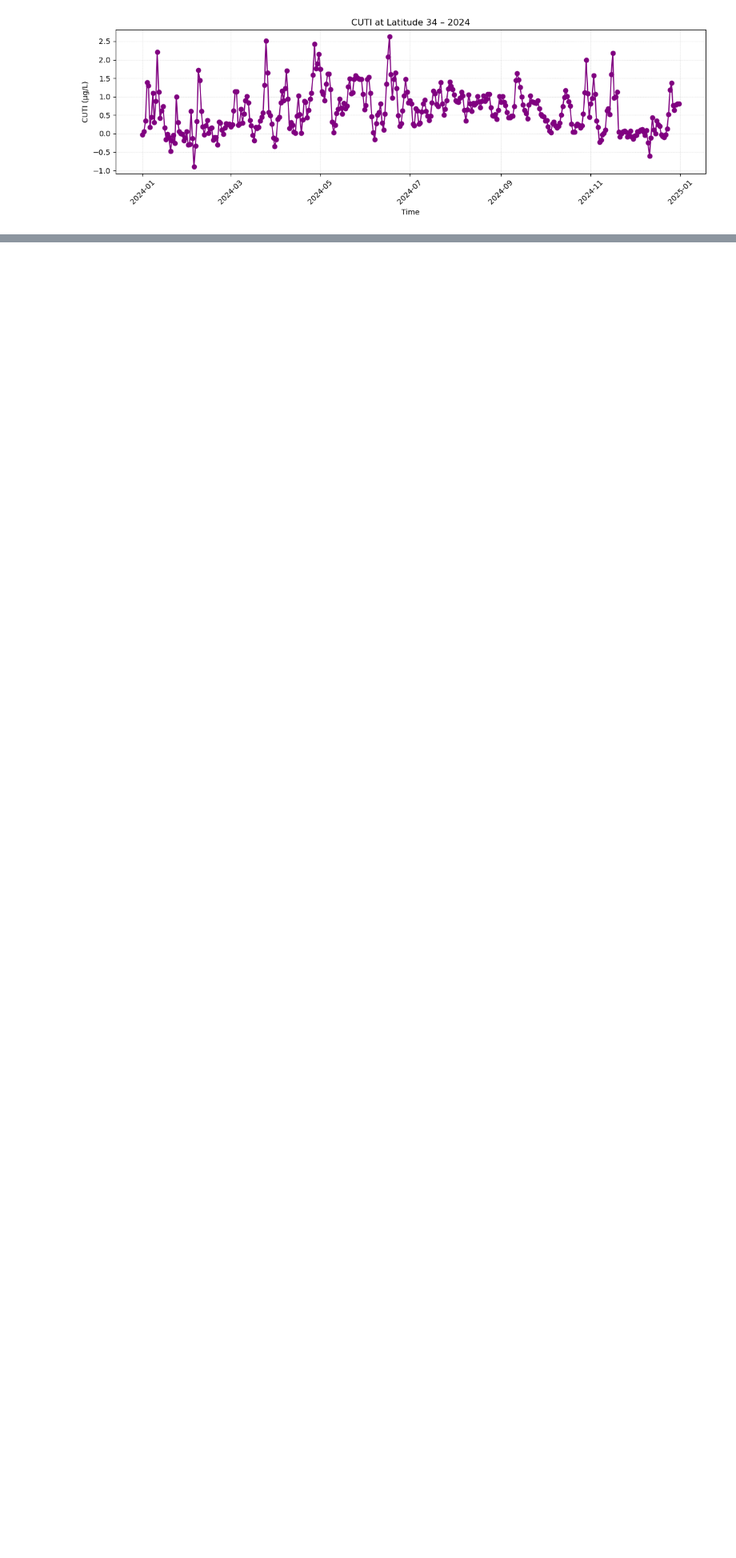
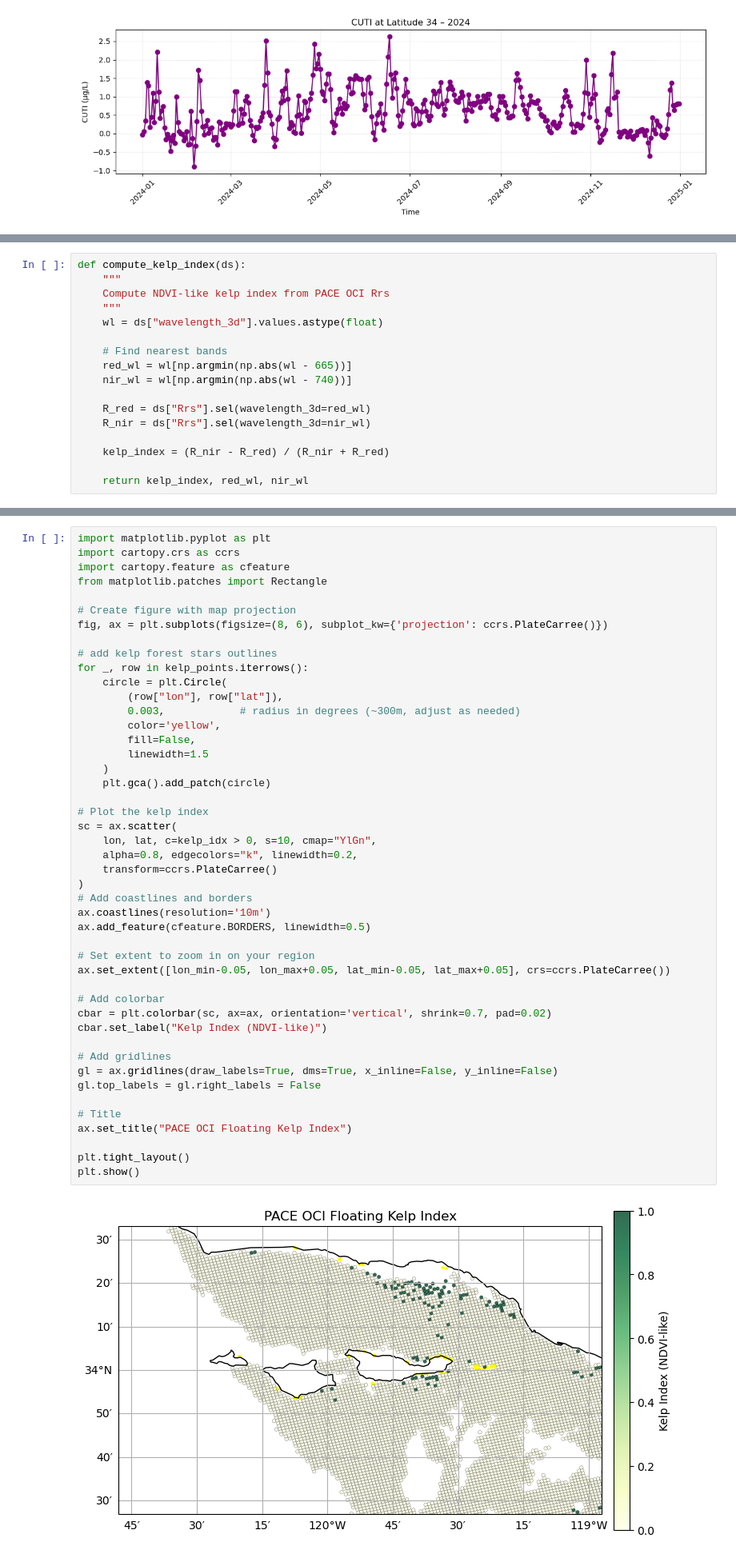
Before and after one commit to fish-pace/2026-proj-kelp-west, a Jupyter notebook: contributor_folders/tena/kelp_color.ipynb, the cells around one changed output, grey strips where cells are left out. Shown at 80% size. Drawn from its saved outputs; the diff is of its cells as text; blank space fills up the shorter version.

```diff
--- a/contributor_folders/tena/kelp_color.ipynb
+++ b/contributor_folders/tena/kelp_color.ipynb
@@ -1008,0 +1094,17 @@ plt.show()
+# %%
+def compute_kelp_index(ds):
+    """
+    Compute NDVI-like kelp index from PACE OCI Rrs
+    """
+    wl = ds["wavelength_3d"].values.astype(float)
+
+    # Find nearest bands
+    red_wl = wl[np.argmin(np.abs(wl - 665))]
+    nir_wl = wl[np.argmin(np.abs(wl - 740))]
+
+    R_red = ds["Rrs"].sel(wavelength_3d=red_wl)
+    R_nir = ds["Rrs"].sel(wavelength_3d=nir_wl)
+
+    kelp_index = (R_nir - R_red) / (R_nir + R_red)
+
+    return kelp_index, red_wl, nir_wl
@@ -1008,0 +1300,48 @@ plt.show()
+# %%
+import matplotlib.pyplot as plt
+import cartopy.crs as ccrs
+import cartopy.feature as cfeature
+from matplotlib.patches import Rectangle
+
+# Create figure with map projection
+fig, ax = plt.subplots(figsize=(8, 6), subplot_kw={'projection': ccrs.PlateCarree()})
+
+# add kelp forest stars outlines
+for _, row in kelp_points.iterrows():
+    circle = plt.Circle(
+        (row["lon"], row["lat"]),
+        0.003,            # radius in degrees (~300m, adjust as needed)
+        color='yellow',
+        fill=False,
+        linewidth=1.5
+    )
+    plt.gca().add_patch(circle)
+
+# Plot the kelp index
+sc = ax.scatter(
+    lon, lat, c=kelp_idx > 0, s=10, cmap="YlGn",
+    alpha=0.8, edgecolors="k", linewidth=0.2,
+    transform=ccrs.PlateCarree()
+)
+# Add coastlines and borders
+ax.coastlines(resolution='10m')
+ax.add_feature(cfeature.BORDERS, linewidth=0.5)
+
+# Set extent to zoom in on your region
+ax.set_extent([lon_min-0.05, lon_max+0.05, lat_min-0.05, lat_max+0.05], crs=ccrs.PlateCarree())
+
+# Add colorbar
+cbar = plt.colorbar(sc, ax=ax, orientation='vertical', shrink=0.7, pad=0.02)
+cbar.set_label("Kelp Index (NDVI-like)")
+
+# Add gridlines
+gl = ax.gridlines(draw_labels=True, dms=True, x_inline=False, y_inline=False)
+gl.top_labels = gl.right_labels = False
+
+# Title
+ax.set_title("PACE OCI Floating Kelp Index")
+
+plt.tight_layout()
+plt.show()
+# %% [output]
+[figure, added]
```
Also changed, not shown: parts of 21 cells of this notebook, 1 other file.
